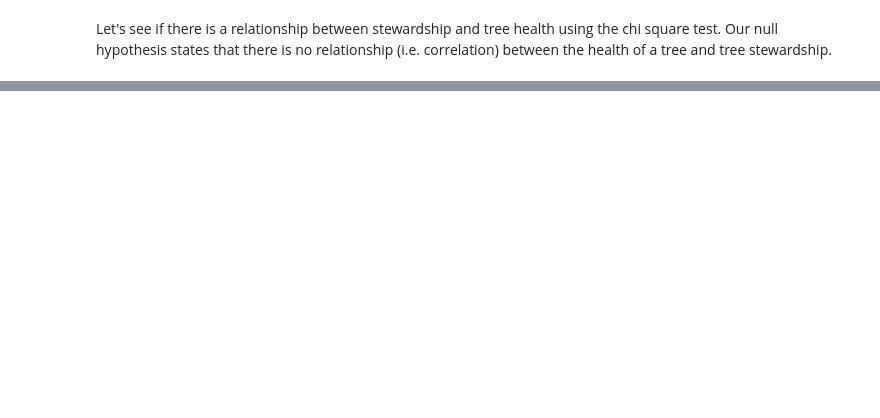
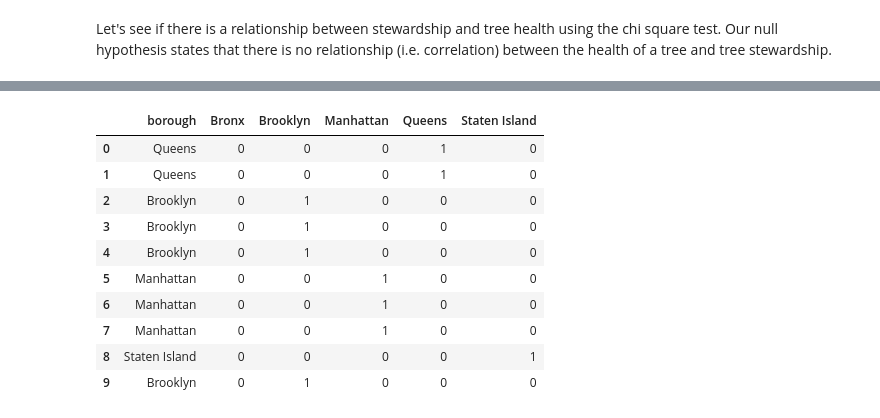
Before and after one commit to annasophiat/tree-health-census, a Jupyter notebook: tree_census_statistical_analysis.ipynb, the cells around one changed output, grey strips where cells are left out. Saved outputs shown, nothing was run; the diff lists cells and outputs as text; code cells hidden in the pictures; blank space fills up the shorter version.

```diff
--- a/tree_census_statistical_analysis.ipynb
+++ b/tree_census_statistical_analysis.ipynb
@@ -189,0 +369,14 @@ Let's see if there is a relationship between stewardship and tree health using t
+# %%
+pd.concat([tree.borough, borough_dummies], axis=1).head(10)
+# %% [output]
+|  | borough | Bronx | Brooklyn | Manhattan | Queens | Staten Island |
+| 0 | Queens | 0 | 0 | 0 | 1 | 0 |
+| 1 | Queens | 0 | 0 | 0 | 1 | 0 |
+| 2 | Brooklyn | 0 | 1 | 0 | 0 | 0 |
+| 3 | Brooklyn | 0 | 1 | 0 | 0 | 0 |
+| 4 | Brooklyn | 0 | 1 | 0 | 0 | 0 |
+| 5 | Manhattan | 0 | 0 | 1 | 0 | 0 |
+| 6 | Manhattan | 0 | 0 | 1 | 0 | 0 |
+| 7 | Manhattan | 0 | 0 | 1 | 0 | 0 |
+| 8 | Staten Island | 0 | 0 | 0 | 0 | 1 |
+| 9 | Brooklyn | 0 | 1 | 0 | 0 | 0 |
```
Also changed, not shown: parts of 30 cells of this notebook.
